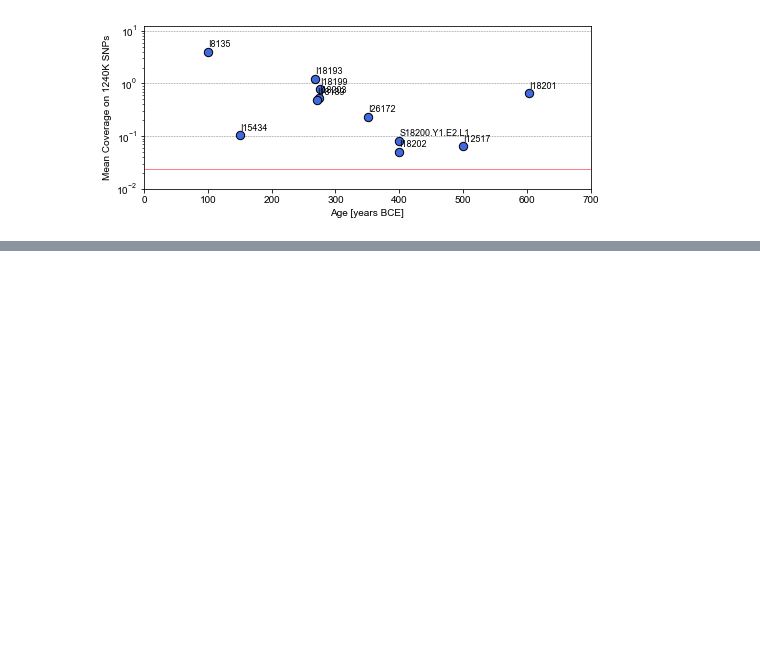
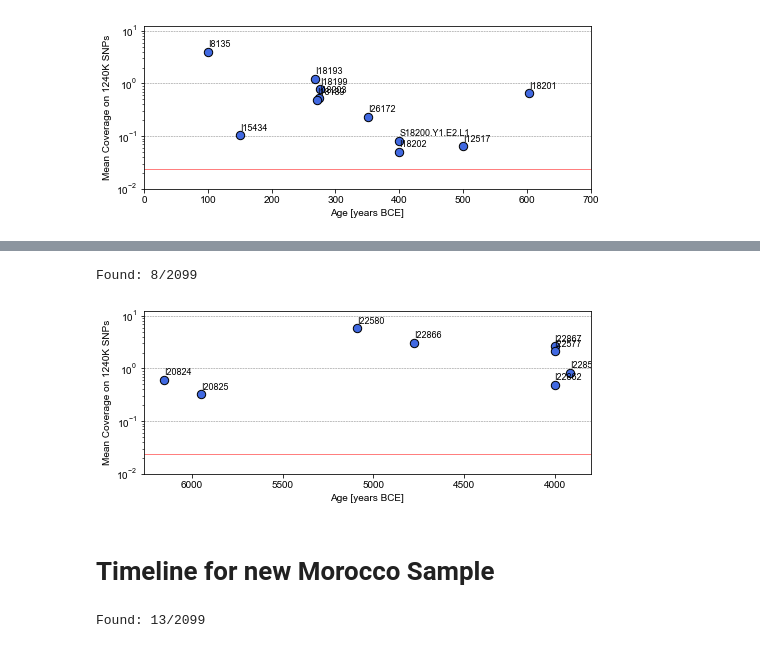
Before and after one commit to hringbauer/punic_aDNA, a Jupyter notebook: notebooks/plot_timeline.ipynb, the cells around one changed output, grey strips where cells are left out. Drawn from its saved outputs; the diff is of its cells as text; code cells hidden in the pictures; blank space fills up the shorter version.

```diff
--- a/notebooks/plot_timeline.ipynb
+++ b/notebooks/plot_timeline.ipynb
@@ -179,0 +196,10 @@ df_ib
+# %%
+df_tun = get_sub_pops(df, pop_list=["Tunisia_Mesolithic|Tunisia_N|Tunisia_EN|Tunisia_LN"])
+#df_tun = get_sub_pops(df, pop_list=["Tunisia"])
+#plot_timeline(df_ib, savepath="./figures/timeline/timeline_vill.pdf")
+# %% [output]
+Found: 8/2099
+# %%
+plot_timeline(df_tun, savepath="", xlim=[])
+# %% [output]
+[figure, added]
@@ -179,0 +208,6 @@ df_ib
+# %% [markdown]
+# Timeline for new Morocco Sample
+# %%
+df_mor = get_sub_pops(df, pop_list=["Morocco_EN|Morocco_Iberomaurusian|Morocco_LN"])
+# %% [output]
+Found: 13/2099
```
Also changed, not shown: parts of 25 cells of this notebook, 5 other files.
